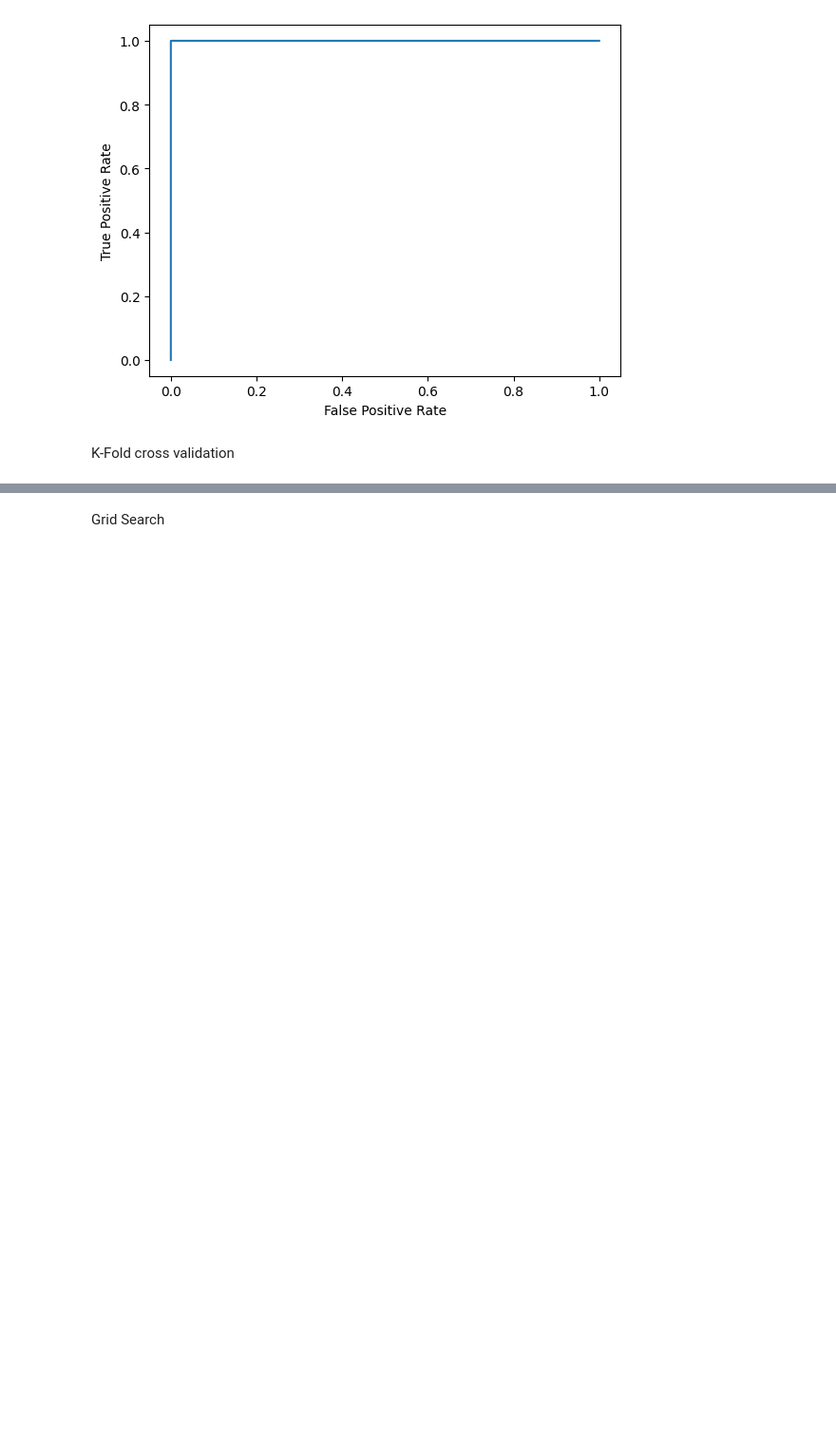
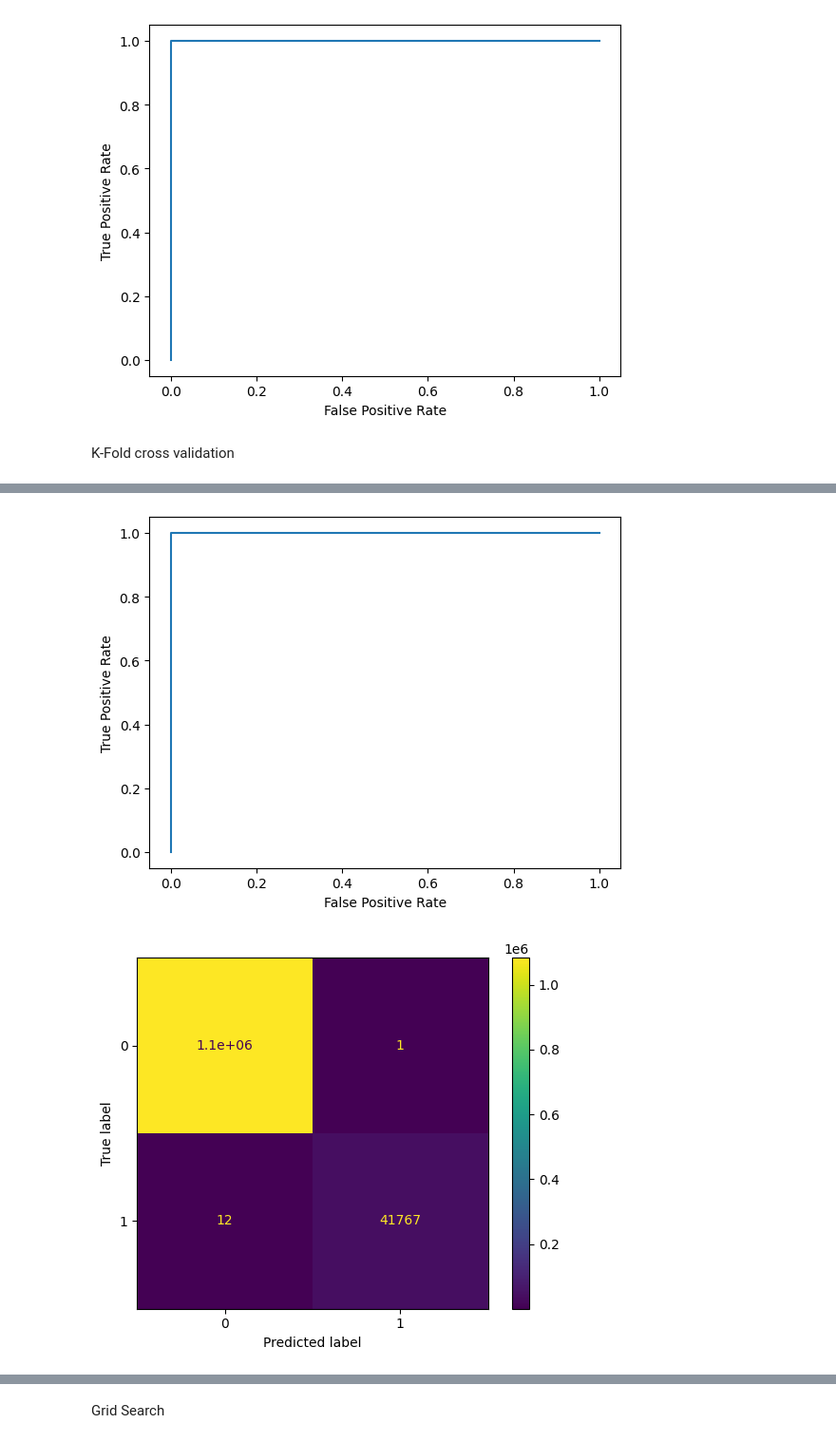
Before and after one commit to gabriale99/Data245PROJECT, a Jupyter notebook: decision_tree.ipynb, the cells around one changed output, grey strips where cells are left out. Shown: that part at 95% size. Cells and saved outputs as stored; diff of their text form; code cells hidden in the pictures; blank space fills up the shorter version.

```diff
--- a/decision_tree.ipynb
+++ b/decision_tree.ipynb
@@ -284,6 +295,10 @@ for i, att in enumerate(['DoS', 'Fuzzy', 'gear', 'RPM']):
         ROC AUC: {roc_auc_score(model_data["y_test"][i], y_pred_att)}\n
         """
     )
+    conf_matrix = confusion_matrix(model_data["y_test"][i], y_pred_att)
+    cm_display = ConfusionMatrixDisplay(conf_matrix).plot()
+    fpr, tpr, _ = roc_curve(model_data["y_test"][i], y_pred_att)
+    roc_display = RocCurveDisplay(fpr=fpr, tpr=tpr).plot()
 # %% [output]
         DoS
         Accuracy: 1.0
@@ -304,0 +321,2 @@ for i, att in enumerate(['DoS', 'Fuzzy', 'gear', 'RPM']):
+[figure, added]
+[figure, added]
```
Also changed, not shown: parts of 16 cells of this notebook, 1 other file.
